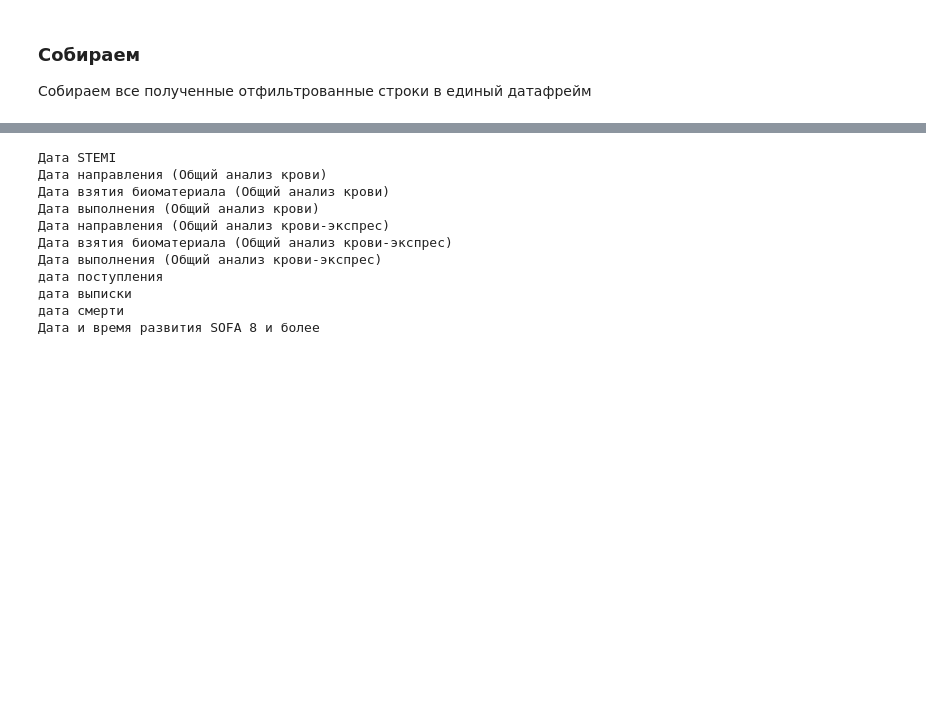
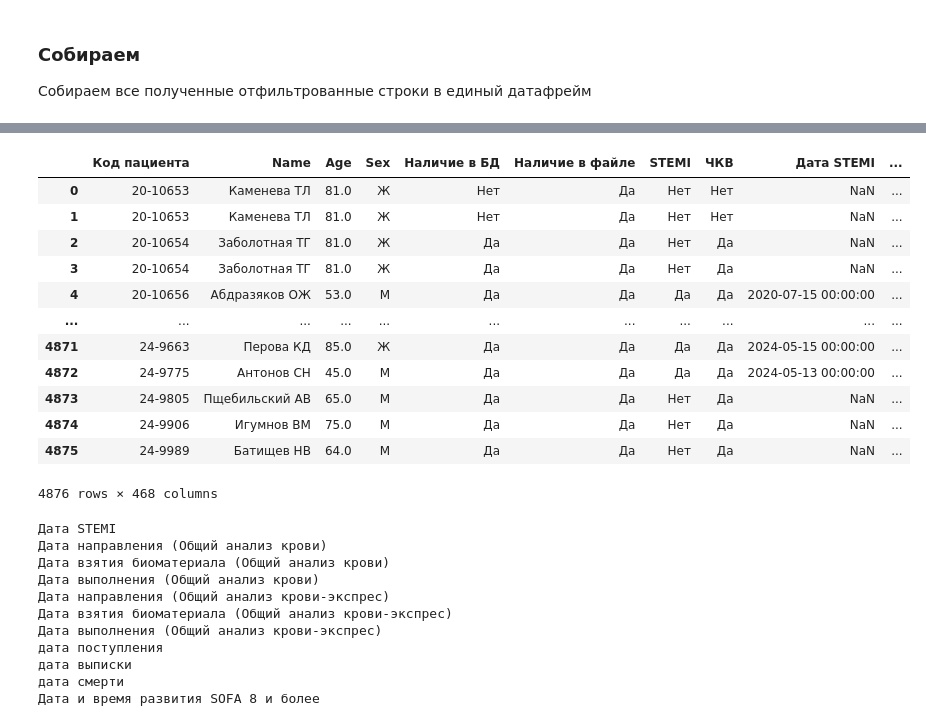
Before and after one commit to aaddssww156/phd, a Jupyter notebook: notebooks/time_series/experiments/test_merge_data.ipynb, the cells around one changed output, grey strips where cells are left out. Saved outputs shown, nothing was run; the diff lists cells and outputs as text; code cells hidden in the pictures; blank space fills up the shorter version.

```diff
--- a/notebooks/time_series/experiments/test_merge_data.ipynb
+++ b/notebooks/time_series/experiments/test_merge_data.ipynb
@@ -196,3 +261,19 @@ mergerd_df
+# %%
+mergerd_df
+# %% [output]
+|  | Код пациента | Name | Age | Sex | Наличие в БД | Наличие в файле | STEMI | ЧКВ | Дата STEMI | ... |
+| 0 | 20-10653 | Каменева ТЛ | 81.0 | Ж | Нет | Да | Нет | Нет | NaN | ... |
+| 1 | 20-10653 | Каменева ТЛ | 81.0 | Ж | Нет | Да | Нет | Нет | NaN | ... |
+| 2 | 20-10654 | Заболотная ТГ | 81.0 | Ж | Да | Да | Нет | Да | NaN | ... |
+| 3 | 20-10654 | Заболотная ТГ | 81.0 | Ж | Да | Да | Нет | Да | NaN | ... |
+| 4 | 20-10656 | Абдразяков ОЖ | 53.0 | М | Да | Да | Да | Да | 2020-07-15 00:00:00 | ... |
+| ... | ... | ... | ... | ... | ... | ... | ... | ... | ... | ... |
+| 4871 | 24-9663 | Перова КД | 85.0 | Ж | Да | Да | Да | Да | 2024-05-15 00:00:00 | ... |
+| 4872 | 24-9775 | Антонов СН | 45.0 | М | Да | Да | Да | Да | 2024-05-13 00:00:00 | ... |
+| 4873 | 24-9805 | Пщебильский АВ | 65.0 | М | Да | Да | Нет | Да | NaN | ... |
+| 4874 | 24-9906 | Игумнов ВМ | 75.0 | М | Да | Да | Нет | Да | NaN | ... |
+| 4875 | 24-9989 | Батищев НВ | 64.0 | М | Да | Да | Нет | Да | NaN | ... |
+4876 rows × 468 columns
 # %%
 for i in list(mergerd_df.columns):
     if "Дата" in i or "дата" in i:
```
Also changed, not shown: parts of 32 cells of this notebook, 2 other files.
